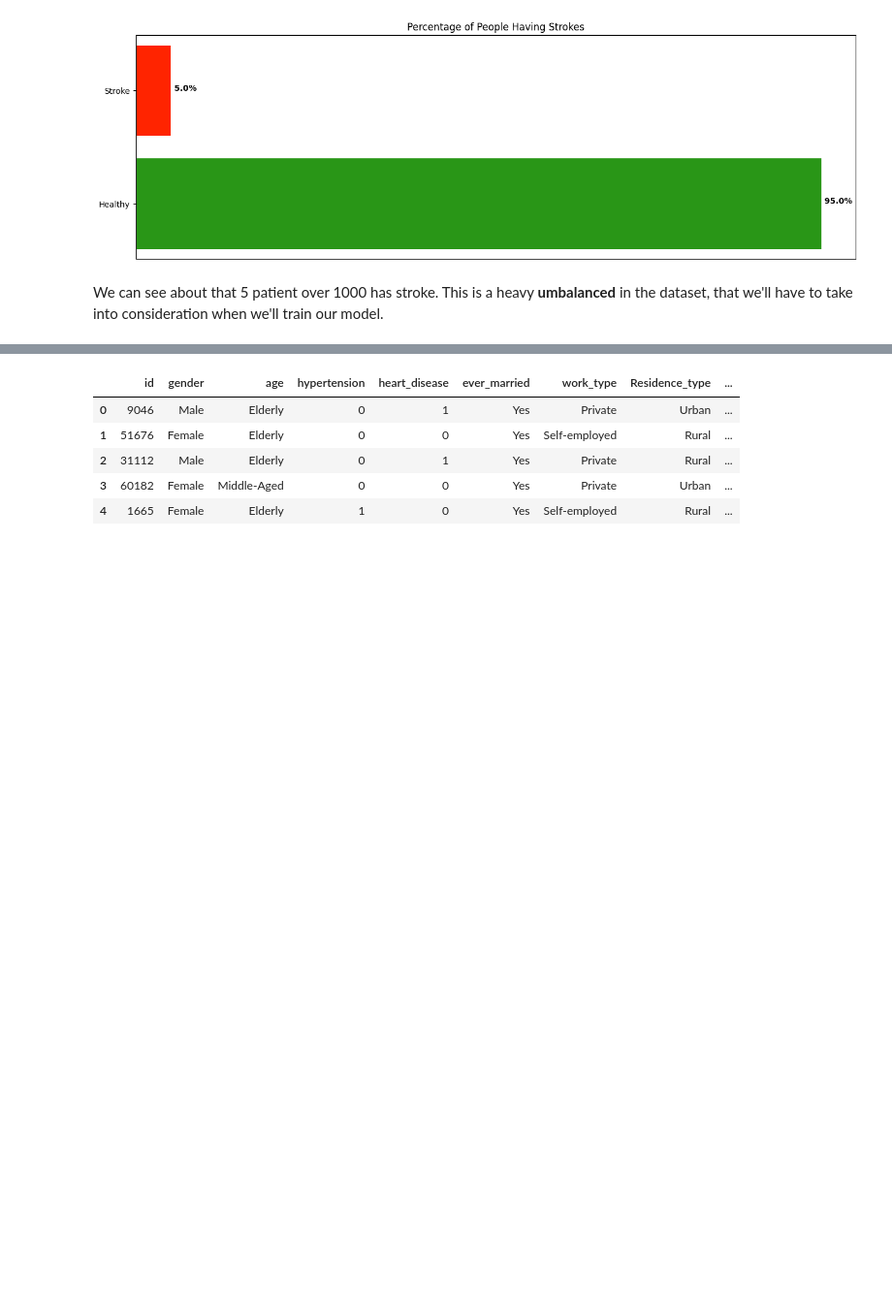
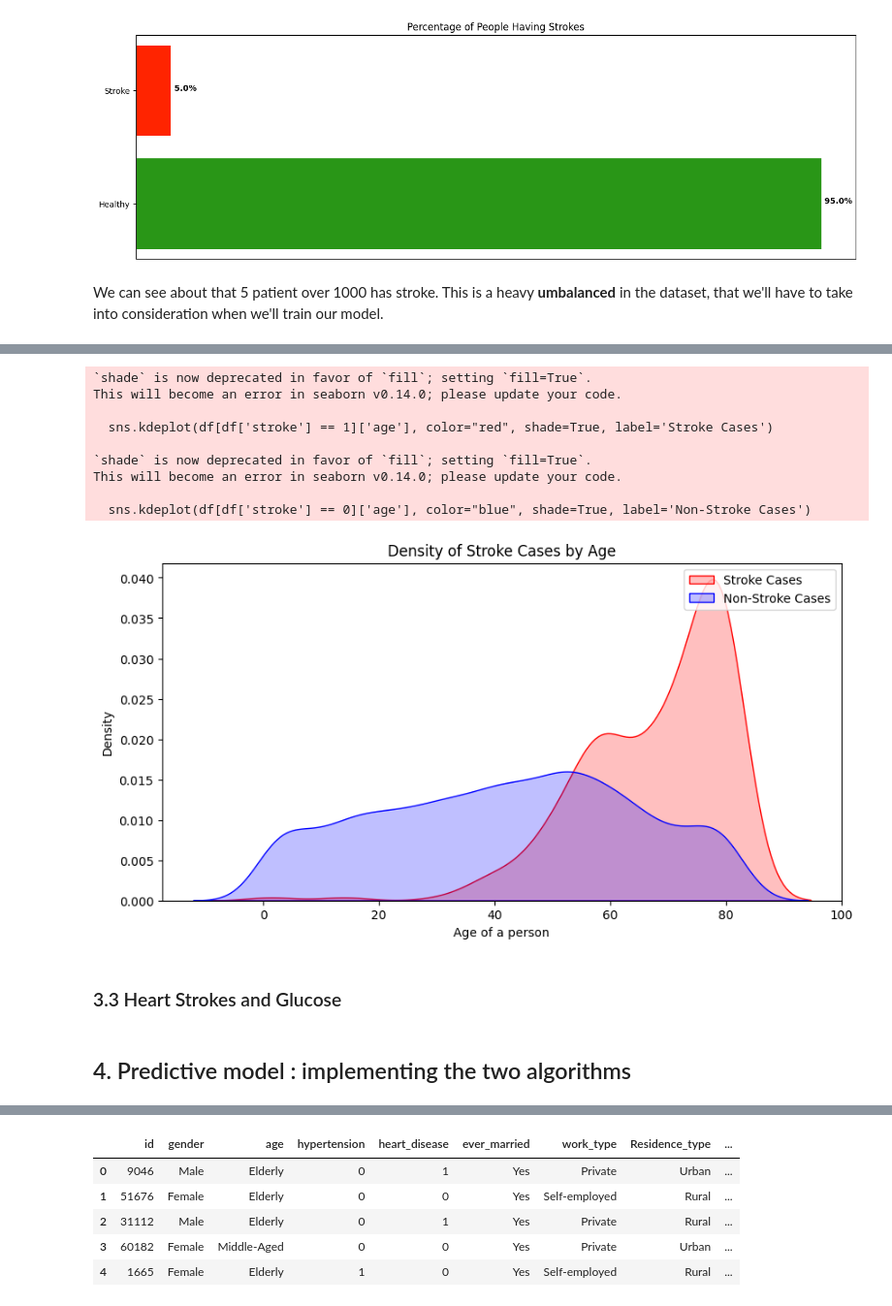
Before and after one commit to Raideeen/stroke_prediction, a Jupyter notebook: analysis.ipynb, the cells around one changed output, grey strips where cells are left out. Shown at 97% size. Cells and saved outputs as stored; diff of their text form; code cells hidden in the pictures; blank space fills up the shorter version.

```diff
--- a/analysis.ipynb
+++ b/analysis.ipynb
@@ -289,0 +493,32 @@ We can see about that 5 patient over 1000 has stroke. This is a heavy **umbalanc
+# %%
+import seaborn as sns
+
+# Création d'un graphique avec des courbes KDE pour les cas d'AVC et les non-cas.
+plt.figure(figsize=(10, 5))
+
+# Courbe KDE pour les cas d'AVC
+sns.kdeplot(df[df['stroke'] == 1]['age'], color="red", shade=True, label='Stroke Cases')
+
+# Courbe KDE pour les non-cas d'AVC
+sns.kdeplot(df[df['stroke'] == 0]['age'], color="blue", shade=True, label='Non-Stroke Cases')
+
+plt.title('Density of Stroke Cases by Age')
+plt.xlabel('Age of a person')
+plt.ylabel('Density')
+plt.legend()
+plt.show()
+# %% [output]
+`shade` is now deprecated in favor of `fill`; setting `fill=True`.
+This will become an error in seaborn v0.14.0; please update your code.
+
+  sns.kdeplot(df[df['stroke'] == 1]['age'], color="red", shade=True, label='Stroke Cases')
+
+`shade` is now deprecated in favor of `fill`; setting `fill=True`.
+This will become an error in seaborn v0.14.0; please update your code.
+
+  sns.kdeplot(df[df['stroke'] == 0]['age'], color="blue", shade=True, label='Non-Stroke Cases')
+[figure, added]
+# %% [markdown]
+### 3.3 Heart Strokes and Glucose
+# %% [markdown]
+## 4. Predictive model : implementing the two algorithms
```
Also changed, not shown: parts of 25 cells of this notebook.
